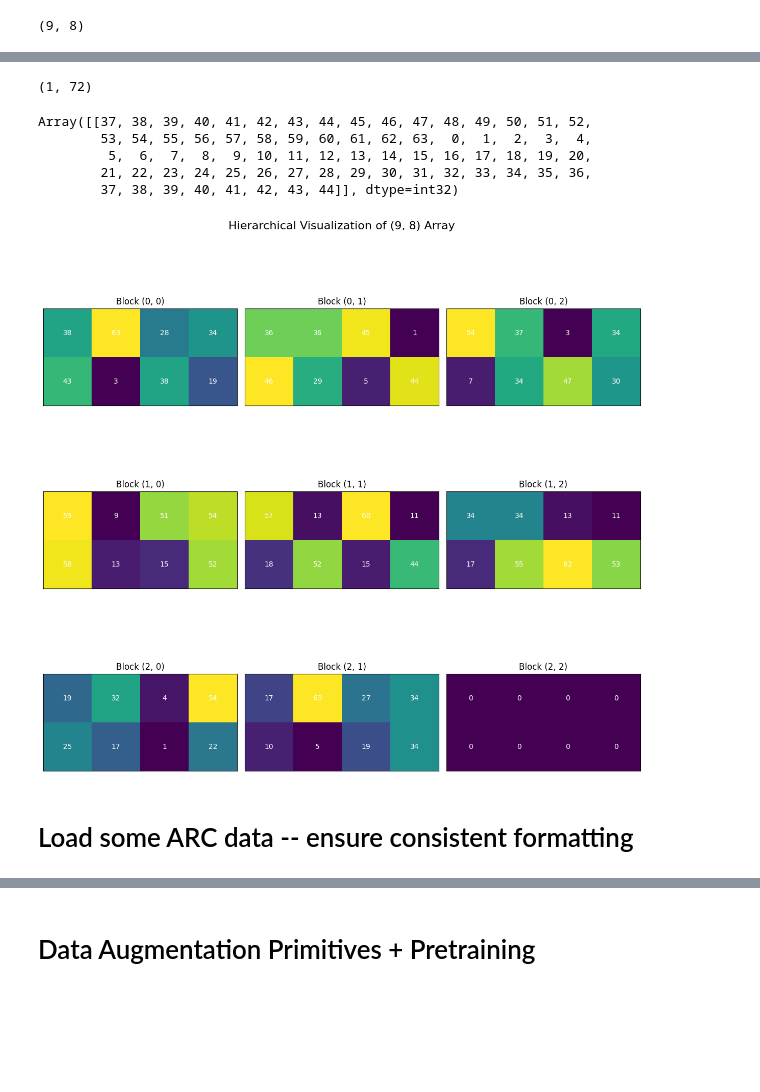
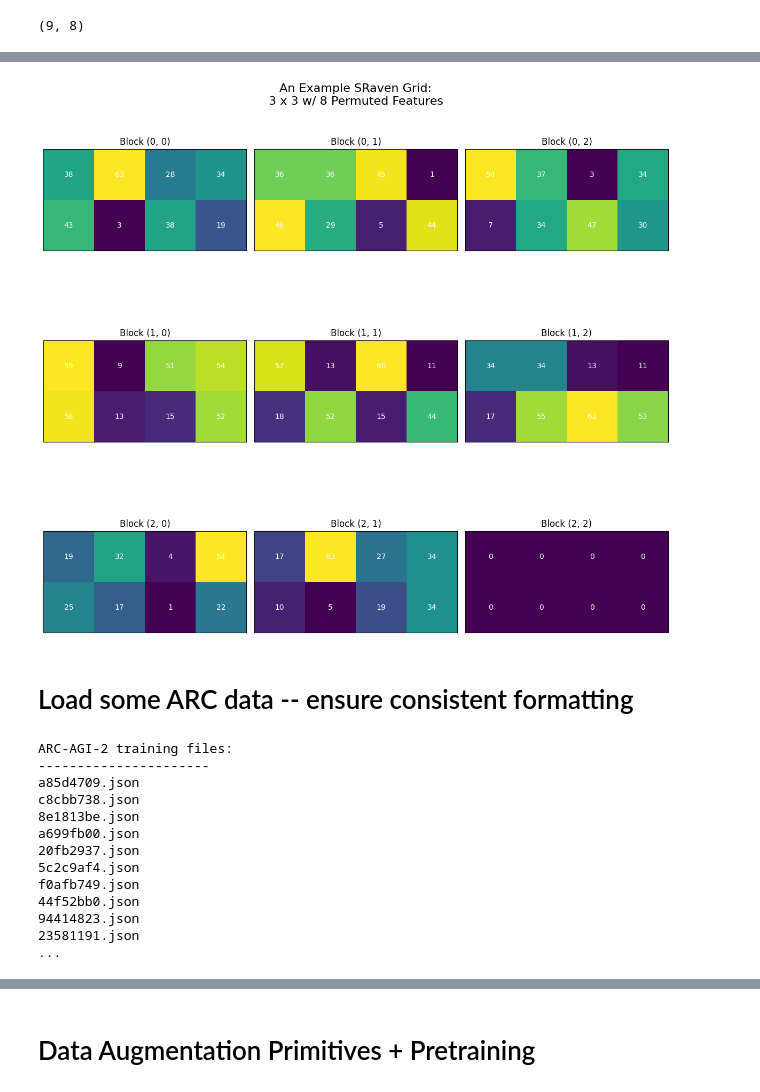
Before and after one commit to samj-ai/composition, a Jupyter notebook: notebooks/data_test.ipynb, the cells around one changed output, grey strips where cells are left out. Cells and saved outputs as stored; diff of their text form; code cells hidden in the pictures; blank space fills up the shorter version.

Commit message:
Update data loading notebook.

```diff
--- a/notebooks/data_test.ipynb
+++ b/notebooks/data_test.ipynb
@@ -73,22 +74,3 @@ ex = ex.argmax(axis=-1)
 ex.shape
 # %% [output]
 (9, 8)
-# %%
-# create a figure
-fig, ax = plt.subplots(figsize=(6, 6))
-
-# Use imshow to visualize the array with a colormap
-# 'viridis' is a good default, but you can try others like 'jet', 'plasma', 'cividis'
-im = ax.imshow(ex, cmap='viridis')
-
-# Add colorbar
-cbar = plt.colorbar(im)
-
-# Optionally, add text annotations showing the actual integer values
-for i in range(ex.shape[0]):
-    for j in range(ex.shape[1]):
-        ax.text(j, i, f'{int(ex[i, j])}',
-                ha='center', va='center', color='white')
-
-plt.title('JAX Array Visualization')
-plt.show()
@@ -125,58 +77,41 @@ def distribute_three(rng):
-# %%
-pg = progression(rng, 1)
-pg.shape
-# %% [output]
-(1, 72)
-# %%
-pg
-# %% [output]
-Array([[37, 38, 39, 40, 41, 42, 43, 44, 45, 46, 47, 48, 49, 50, 51, 52,
-        53, 54, 55, 56, 57, 58, 59, 60, 61, 62, 63,  0,  1,  2,  3,  4,
-         5,  6,  7,  8,  9, 10, 11, 12, 13, 14, 15, 16, 17, 18, 19, 20,
-        21, 22, 23, 24, 25, 26, 27, 28, 29, 30, 31, 32, 33, 34, 35, 36,
-        37, 38, 39, 40, 41, 42, 43, 44]], dtype=int32)
 # %%
 data = ex
 # %%
+sraven_title = 'An Example SRaven Grid:\n3 x 3 w/ 8 Permuted Features'
 fig, axes = plt.subplots(3, 3, figsize=(12, 12))
-
-# Flatten the axes for easier indexing
 axes = axes.flatten()
-
-# Define a colormap
 cmap = plt.cm.viridis
 
 # Loop through the 9 blocks (3×3 grid)
 for block_idx in range(9):
     # Calculate row and column in the original array
     block_row = block_idx // 3
     block_col = block_idx % 3
 
     # Extract the corresponding 2×4 sub-array
     # Each block corresponds to one row of the original array
     block_data = data[block_idx].reshape(2, 4)
 
     # Plot this block in its corresponding axis
     im = axes[block_idx].imshow(block_data, cmap=cmap)
 
     # Add text annotations with values
     for i in range(2):
         for j in range(4):
             axes[block_idx].text(j, i, f'{int(block_data[i, j])}',
                               ha='center', va='center', color='white')
 
     # Add titles to each block
     axes[block_idx].set_title(f'Block ({block_row}, {block_col})')
 
     # Remove ticks for cleaner appearance
     axes[block_idx].set_xticks([])
     axes[block_idx].set_yticks([])
 
-# Adjust layout
 plt.tight_layout()
-plt.suptitle('Hierarchical Visualization of (9, 8) Array', fontsize=16, y=1.02)
+plt.suptitle(f'{sraven_title}', fontsize=16, y=0.98)
 plt.show()
 # %% [output]
-[figure, old version]
+[figure, new version]
 # %% [markdown]
 # Load some ARC data -- ensure consistent formatting
@@ -182,0 +129,24 @@ plt.show()
+# %%
+# Note: training data visualized here
+dataset_name = 'training'
+
+filepath = f'../data/ARC-AGI-2/data/{dataset_name}/'
+filenames = os.listdir(filepath)
+print(f'ARC-AGI-2 {dataset_name} files:')
+print('----------------------')
+print('\n'.join(filenames[:10]))
+print('...')
+# %% [output]
+ARC-AGI-2 training files:
+----------------------
+a85d4709.json
+c8cbb738.json
+8e1813be.json
+a699fb00.json
+20fb2937.json
+5c2c9af4.json
+f0afb749.json
+44f52bb0.json
+94414823.json
+23581191.json
+...
```
Also changed, not shown: parts of 8 cells of this notebook.
